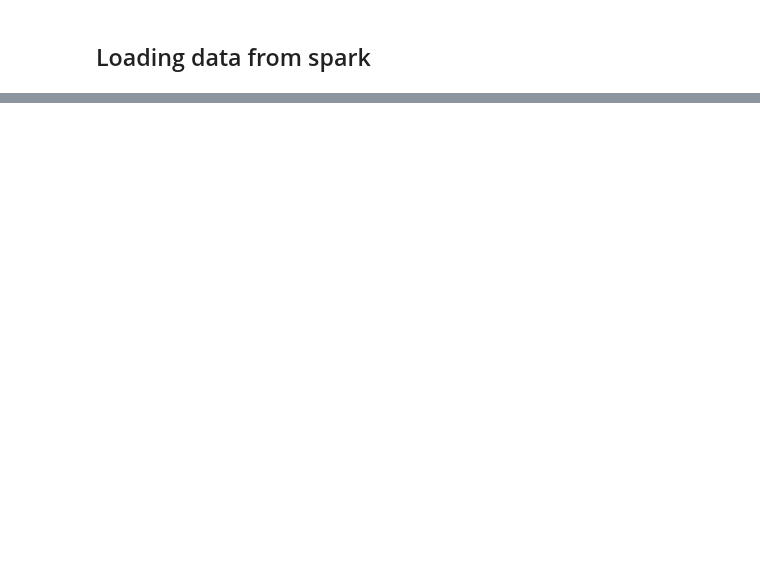
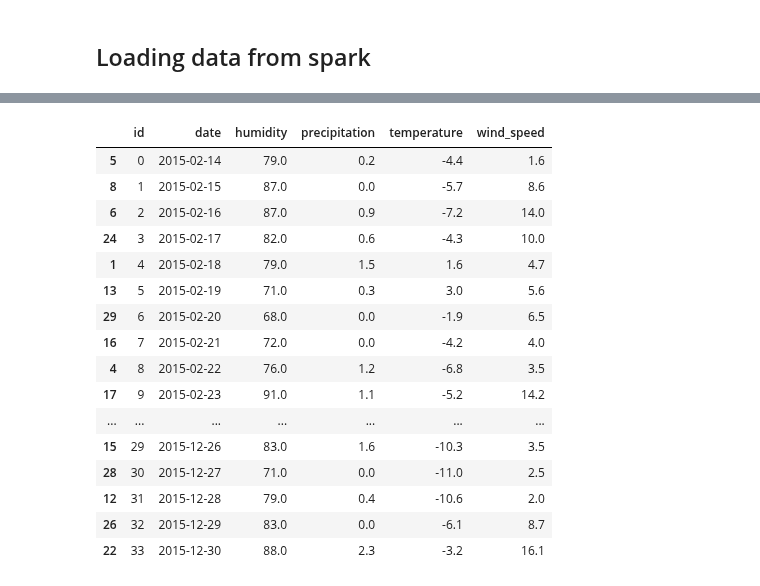
Before and after one commit to erlendrisvik/Compulsories, a Jupyter notebook: CA2/CA2.ipynb, the cells around one changed output, grey strips where cells are left out. Cells and saved outputs as stored; diff of their text form; code cells hidden in the pictures; blank space fills up the shorter version.

```diff
--- a/CA2/CA2.ipynb
+++ b/CA2/CA2.ipynb
@@ -320,3 +349,23 @@ weather_data.head()
+# %%
+weather_data
+# %% [output]
+|  | id | date | humidity | precipitation | temperature | wind_speed |
+| 5 | 0 | 2015-02-14 | 79.0 | 0.2 | -4.4 | 1.6 |
+| 8 | 1 | 2015-02-15 | 87.0 | 0.0 | -5.7 | 8.6 |
+| 6 | 2 | 2015-02-16 | 87.0 | 0.9 | -7.2 | 14.0 |
+| 24 | 3 | 2015-02-17 | 82.0 | 0.6 | -4.3 | 10.0 |
+| 1 | 4 | 2015-02-18 | 79.0 | 1.5 | 1.6 | 4.7 |
+| 13 | 5 | 2015-02-19 | 71.0 | 0.3 | 3.0 | 5.6 |
+| 29 | 6 | 2015-02-20 | 68.0 | 0.0 | -1.9 | 6.5 |
+| 16 | 7 | 2015-02-21 | 72.0 | 0.0 | -4.2 | 4.0 |
+| 4 | 8 | 2015-02-22 | 76.0 | 1.2 | -6.8 | 3.5 |
+| 17 | 9 | 2015-02-23 | 91.0 | 1.1 | -5.2 | 14.2 |
+| ... | ... | ... | ... | ... | ... | ... |
+| 15 | 29 | 2015-12-26 | 83.0 | 1.6 | -10.3 | 3.5 |
+| 28 | 30 | 2015-12-27 | 71.0 | 0.0 | -11.0 | 2.5 |
+| 12 | 31 | 2015-12-28 | 79.0 | 0.4 | -10.6 | 2.0 |
+| 26 | 32 | 2015-12-29 | 83.0 | 0.0 | -6.1 | 8.7 |
+| 22 | 33 | 2015-12-30 | 88.0 | 2.3 | -3.2 | 16.1 |
 # %%
 # plot the four variables
 import matplotlib.pyplot as plt
```
Also changed, not shown: parts of 12 cells of this notebook.
